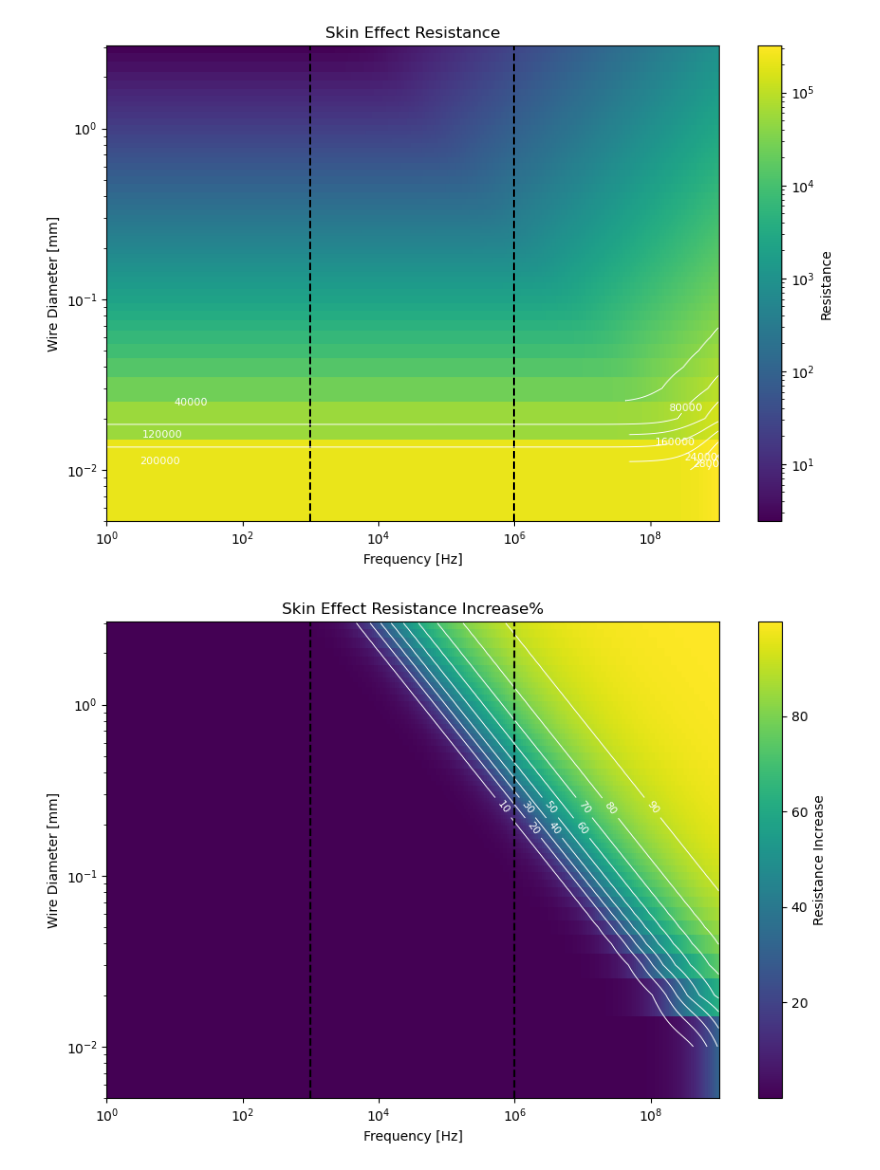
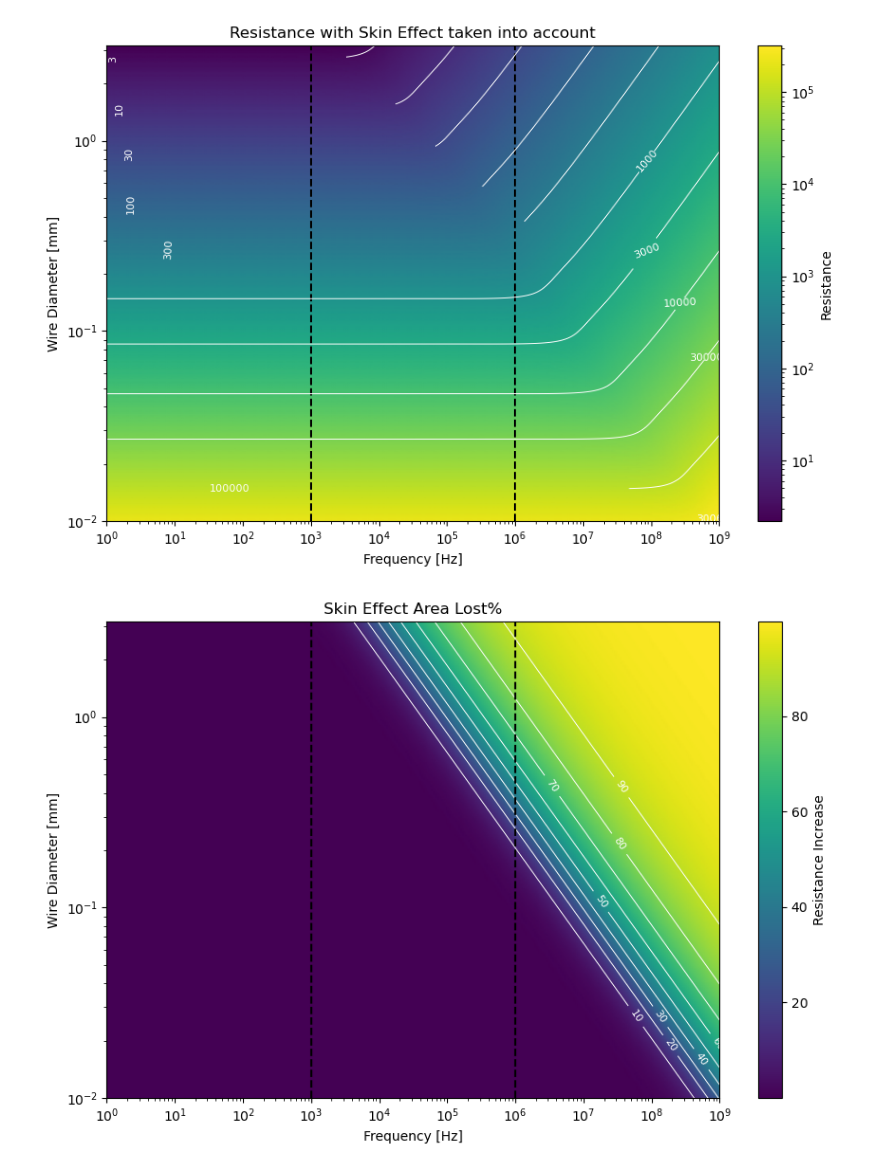
Before and after one commit to tabirako/electric_scripts, a Jupyter notebook: skin_effect.ipynb, the cells around one changed output. Drawn from its saved outputs; the diff is of its cells as text; code cells hidden in the pictures.

```diff
--- a/skin_effect.ipynb
+++ b/skin_effect.ipynb
@@ -24,7 +23,7 @@ def area_eff(depth, D): # Rac - TED - ML equation by  David Knight
 # Frequency range (logarithmic)
 freq = np.logspace(0, 9, 300)  # 1 Hz to 1 GHz
 
-# Wire diameters (taken from catalogue plus 0.01, 0.02 and 3.0)
+# Wire diameters in mm(taken from catalogue plus 0.01, 0.02 and 3.0)
 diameters = np.array([
     0.01, 0.02, 0.03, 0.04, 0.05, 0.06, 0.07, 0.08, 0.09,
     0.1, 0.1, 0.11, 0.11, 0.12, 0.12, 0.13, 0.13,
@@ -40,7 +39,8 @@ diameters = np.array([
 # remove duplicated
 diameters = np.unique(diameters, return_index=False)
 
-# diameters = np.logspace(-2, 0.5, 300)  # 0.01 mm to 3 mm
+# comment this line if use real diameters
+diameters = np.logspace(-2, 0.5, 300)  # 0.01 mm to 3 mm
 # %%
 #area_eff(skin_depth(10**6,cu_annel), 1/1000)
 # %%
@@ -48,54 +48,51 @@ diameters = np.unique(diameters, return_index=False)
 # %%
 # Meshgrid
 F, D = np.meshgrid(freq, diameters)
 
 # Cross-section area is (pi*(diameters/2000)**2)
 # effective area area is area_eff(skin_depth(F, cu_annel), D/1000)
-# Replace this with your actual physics formula
-# Example placeholder: resistance increase ~ sqrt(frequency)/diameter
-R_per_length = 1000*cu_annel/area_eff(skin_depth(F, cu_annel), D/1000)
+# Calculate the average resistance per 1000 meters
+R_per_length = 1000 * cu_annel / area_eff(skin_depth(F, cu_annel), D/1000)
 
 # Plot
 plt.figure(figsize=(9, 6))
 
 # Color map
-c = plt.pcolormesh(F, D, R_per_length,norm=colors.LogNorm(vmin=R_per_length.min(), vmax=R_per_length.max()), shading='auto', cmap='viridis')
+c = plt.pcolormesh(F, D, R_per_length,norm=colors.LogNorm(vmin=R_per_length.min(), vmax=R_per_length.max()), shading='gouraud', cmap='viridis')
 plt.colorbar(c, label='Resistance')
 
 # Frequency Line
 plt.axvline(x=10**3, linestyle='dashed', color='black', label='1K')
 plt.axvline(x=10**6, linestyle='dashed', color='black', label='1M')
 
 # Contours
-contours = plt.contour(F, D, R_per_length, colors='white', linewidths=0.7)
+contours = plt.contour(F, D, R_per_length,locator=ticker.LogLocator(subs=(1,3)), colors='white', linewidths=0.7)
 plt.clabel(contours, inline=True, fontsize=8)
 
 # Log scales
 plt.xscale('log')
 plt.yscale('log')
 
 plt.xlabel('Frequency [Hz]')
 plt.ylabel('Wire Diameter [mm]')
-plt.title('Skin Effect Resistance')
+plt.title('Resistance with Skin Effect taken into account')
 plt.tight_layout()
 plt.show()
 # %% [output]
-[figure, old version]
+[figure, new version]
 # %%
 # Meshgrid
 F, D = np.meshgrid(freq, diameters)
 
 # Cross-section area is (pi*(D/2000)**2)
 # effective area area is area_eff(skin_depth(F, cu_annel), D/1000)
-# Replace this with your actual physics formula
-# Example placeholder: resistance increase ~ sqrt(frequency)/diameter
 R_increase_percent = (1 - area_eff(skin_depth(F, cu_annel), D/1000)/(pi*(D/2000)**2)) * 100
 
 # Plot
 plt.figure(figsize=(9, 6))
 
 # Color map
-c = plt.pcolormesh(F, D, R_increase_percent, shading='auto', cmap='viridis')
+c = plt.pcolormesh(F, D, R_increase_percent, shading='gouraud', cmap='viridis')
 plt.colorbar(c, label='Resistance Increase')
 
 # Log scales
@@ -112,8 +109,8 @@ plt.axvline(x=10**6, linestyle='dashed', color='black', label='1M')
 
 plt.xlabel('Frequency [Hz]')
 plt.ylabel('Wire Diameter [mm]')
-plt.title('Skin Effect Resistance Increase%')
+plt.title('Skin Effect Area Lost%')
 plt.tight_layout()
 plt.show()
 # %% [output]
-[figure, old version]
+[figure, new version]
```
Also changed, not shown: parts of 2 cells of this notebook.
